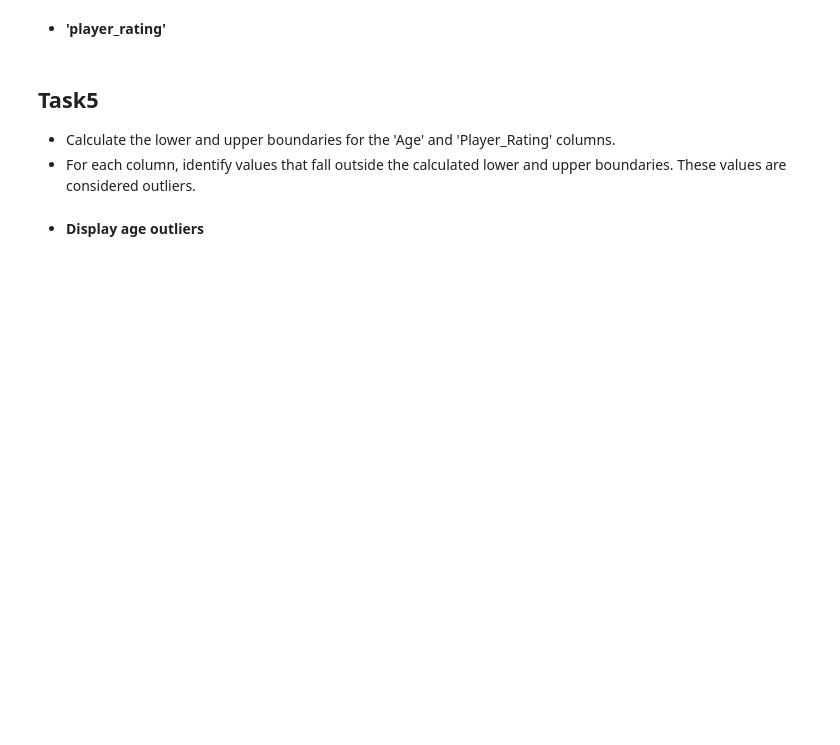
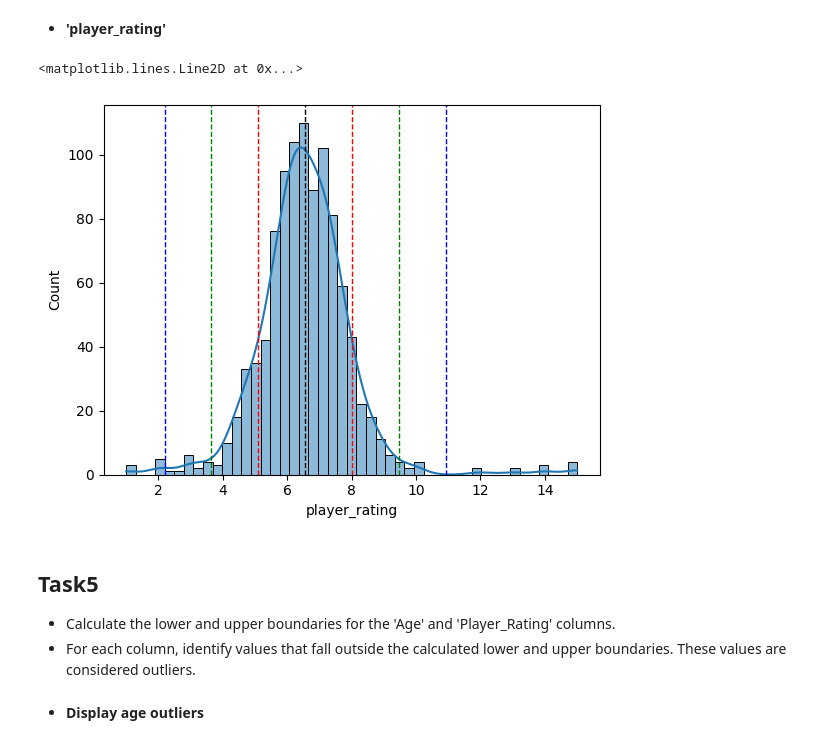
Before and after one commit to HMurawski/dump, a Jupyter notebook: dump_learning/cb/statistics/sports_league_outliers_detection.ipynb, the cells around one changed output. Saved outputs shown, nothing was run; the diff lists cells and outputs as text; code cells hidden in the pictures; blank space fills up the shorter version.

```diff
--- a/dump_learning/cb/statistics/sports_league_outliers_detection.ipynb
+++ b/dump_learning/cb/statistics/sports_league_outliers_detection.ipynb
@@ -48,3 +66,14 @@ df.head(3)
     - Calculate the player rating range within one standard deviation of the mean.
     - Calculate the player rating range within two standard deviations of the mean.
     - Calculate the player rating range within three standard deviations of the mean.
+# %%
+mean_rating = df["player_rating"].mean()
+print(f"Avg players rating: {mean_rating}")
+
+std_rating = df["player_rating"].std()
+
+rating_range_1std =(round((mean_rating - std_rating),2) , round((mean_rating + std_rating),2))
+rating_range_2std =(round((mean_rating - 2*std_rating),2) , round((mean_rating + 2*std_rating),2))
+rating_range_3std =(round((mean_rating - 3*std_rating),2) , round((mean_rating + 3*std_rating),2))
+
+print(f"Ranges:\n{rating_range_1std}\n{rating_range_2std}\n{rating_range_3std}")
@@ -57,5 +111,24 @@ Create histogram with Kernel Density Estimation (KDE) plots for both the 'age' a
 # %% [markdown]
 - **'player_rating'**
+# %%
+sns.histplot(df["player_rating"], kde=True)
+
+plt.axvline(mean_rating, color="k", linestyle="dashed", linewidth=1)
+
+#one std
+plt.axvline(mean_rating + std_rating, color="r", linestyle="dashed", linewidth=1)
+plt.axvline(mean_rating - std_rating, color="r", linestyle="dashed", linewidth=1)
+
+#two std
+plt.axvline(mean_rating + 2*std_rating, color="g", linestyle="dashed", linewidth=1)
+plt.axvline(mean_rating - 2*std_rating, color="g", linestyle="dashed", linewidth=1)
+
+#3 std
+plt.axvline(mean_rating + 3*std_rating, color="b", linestyle="dashed", linewidth=1)
+plt.axvline(mean_rating - 3*std_rating, color="b", linestyle="dashed", linewidth=1)
+# %% [output]
+<matplotlib.lines.Line2D at 0x...>
+[figure, added]
 # %% [markdown]
 ## Task5
 
```
Also changed, not shown: parts of 10 cells of this notebook.
